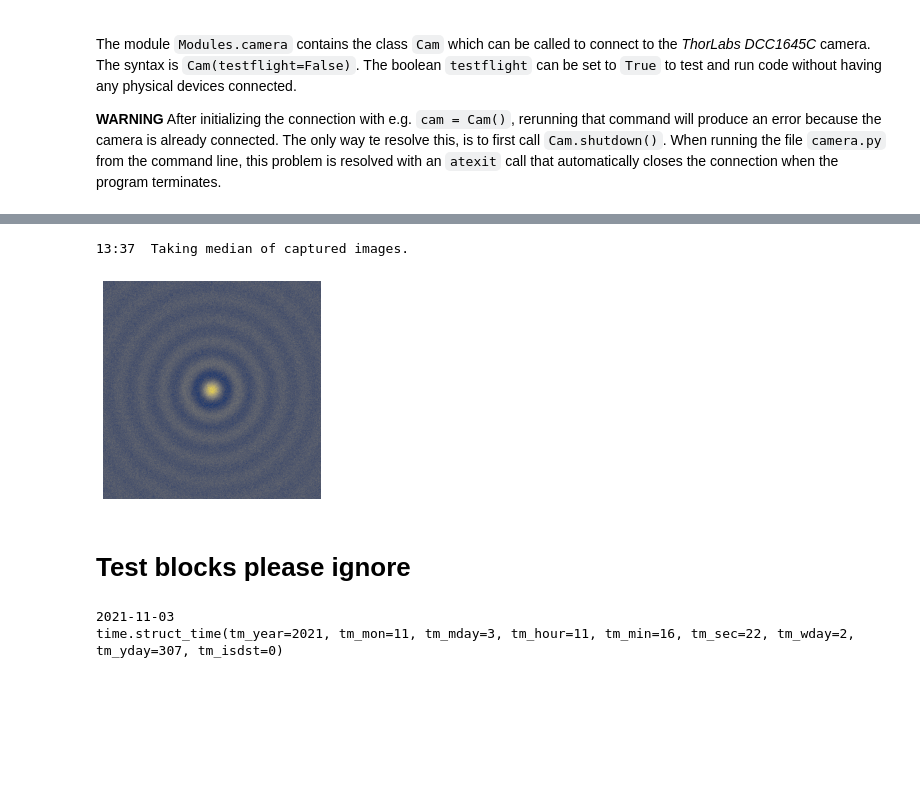
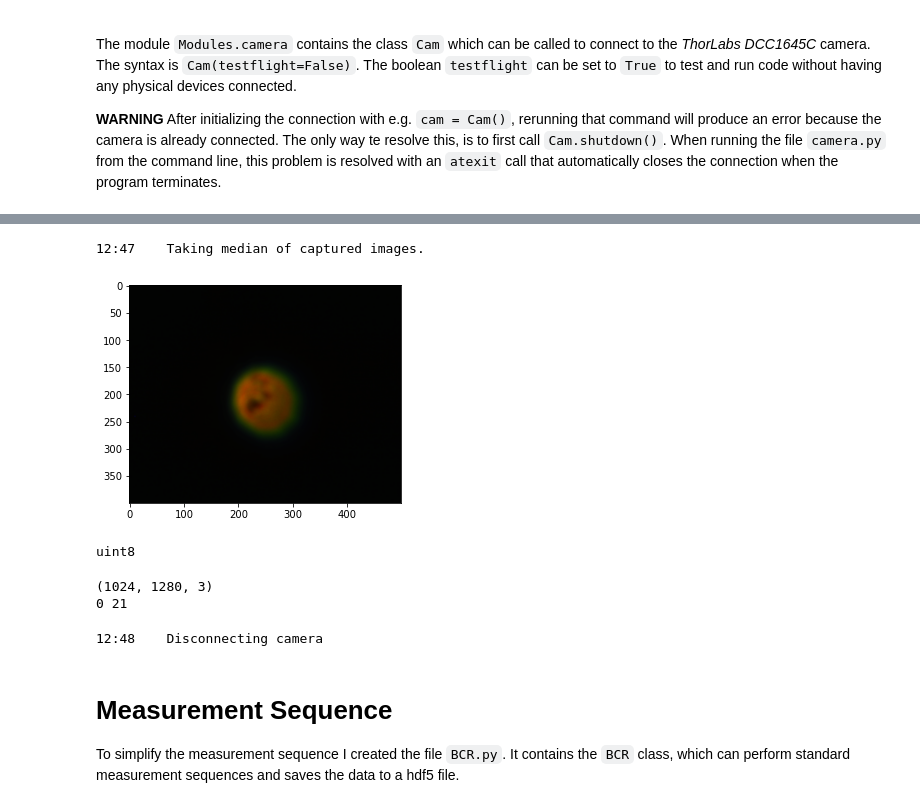
Before and after one commit to MooiMop/Beetle-Classifer-Robot, a Jupyter notebook: master.ipynb, the cells around one changed output, grey strips where cells are left out. Drawn from its saved outputs; the diff is of its cells as text; code cells hidden in the pictures; blank space fills up the shorter version.

```diff
--- a/master.ipynb
+++ b/master.ipynb
@@ -42,6 +68,14 @@ The module `Modules.camera` contains the class `Cam` which can be called to conn
 **WARNING**
 After initializing the connection with e.g. `cam = Cam()`, rerunning that command will produce an error because the camera is already connected. The only way te resolve this, is to first call `Cam.shutdown()`. When running the file `camera.py` from the command line, this problem is resolved with an `atexit` call that automatically closes the connection when the program terminates.
 # %%
-from Modules.camera import *
-cam = Cam()
+from Modules.camera import Cam
+settings = {
+    'pixel_rate': 5e6,
+    'frame_period': 0.15,
+    'exposure': 0.15,
+    'gains': (1.0, 1.0, 1.0, 1.0),
+}
+cam = Cam(settings)
+cam.get_settings()
+cam.shutdown()
 # %% [output]
@@ -49,14 +101,22 @@ cam = Cam()
 # %%
-img = cam.take_images(nframes=100,median=True,show=True)
+img = cam.take_images(nframes=10,median=True,show=True)
+print(img.dtype)
 # %% [output]
-13:37  Taking median of captured images.
+12:47    Taking median of captured images.
-[figure, old version]
+[figure, new version]
+uint8
-# %% [markdown]
-# Test blocks please ignore
-# %%
-import time
-print (time.strftime('%Y-%m-%d',time.localtime()))
-print(time.localtime())
-# %% [output]
-2021-11-03
-time.struct_time(tm_year=2021, tm_mon=11, tm_mday=3, tm_hour=11, tm_min=16, tm_sec=22, tm_wday=2, tm_yday=307, tm_isdst=0)
+# %%
+import numpy as np
+print(np.shape(img))
+print(np.min(img),np.max(img))
+#print(img)
+# %% [output]
+(1024, 1280, 3)
+0 21
+# %%
+cam.shutdown()
+# %% [output]
+12:48    Disconnecting camera
+# %% [markdown]
+# Measurement Sequence
+To simplify the measurement sequence I created the file `BCR.py`. It contains the `BCR` class, which can perform standard measurement sequences and saves the data to a hdf5 file.
```
Also changed, not shown: parts of 29 cells of this notebook, 9 other files.
